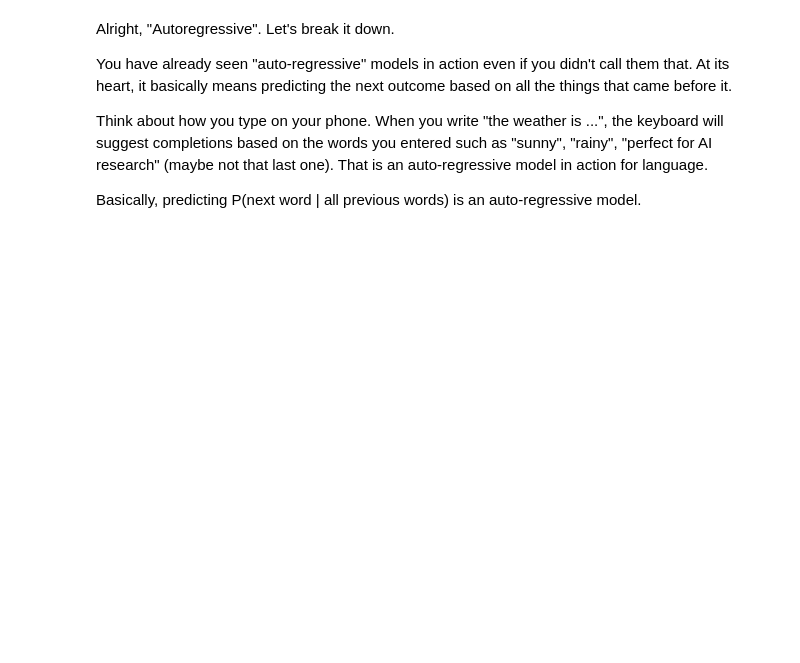
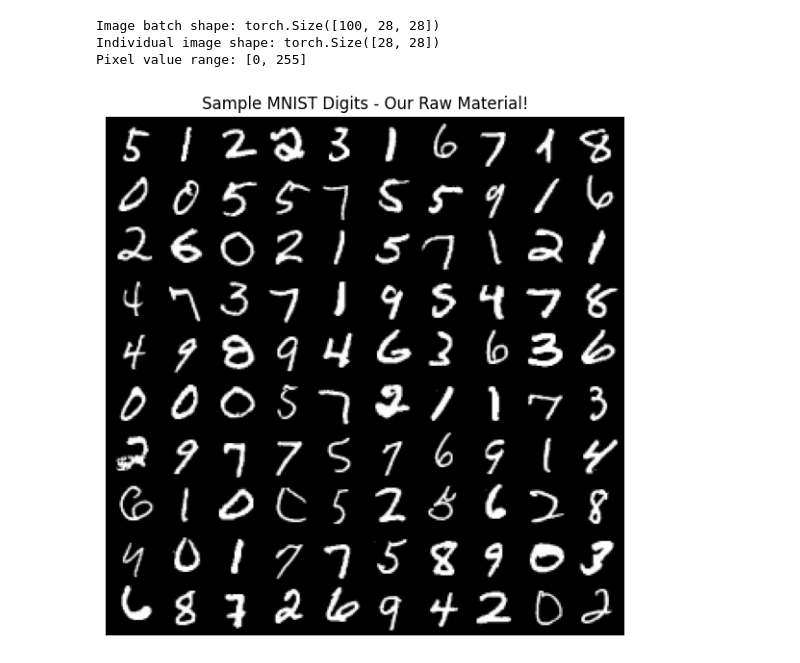
Before and after one commit to tunahansalih/AutoRegressiveBlog, a Jupyter notebook: Part1.ipynb, the cells around one changed output. Saved outputs shown, nothing was run; the diff lists cells and outputs as text; code cells hidden in the pictures; blank space fills up the shorter version.

```diff
--- a/Part1.ipynb
+++ b/Part1.ipynb
@@ -11,26 +33,32 @@ So, if you are curious about this side of the generative AI, let's get started a
-# %% [markdown]
-Alright, "Autoregressive". Let's break it down.
-
-You have already seen "auto-regressive" models in action even if you didn't call them that. At its heart, it basically means predicting the next outcome based on all the things that came before it.
-
-Think about how you type on your phone. When you write "the weather is ...", the keyboard will suggest completions based on the words you entered such as "sunny", "rainy", "perfect for AI research" (maybe not that last one). That is an auto-regressive model in action for language.
-
-Basically, predicting P(next word | all previous words) is an auto-regressive model.
 # %%
-import torch
+import random
 import torchvision
 import matplotlib.pyplot as plt
 
+# Load and visualize some MNIST data
 mnist = torchvision.datasets.MNIST(root='./data', train=True, download=True, transform=torchvision.transforms.ToTensor())
-train_loader = torch.utils.data.DataLoader(mnist, batch_size=100, shuffle=True)
-dataiter = iter(train_loader)
-images, labels = next(dataiter)
 
-print(images.shape)
+# Get 100 random image indices
+rand_indices = random.sample(range(len(mnist.data)), 100)
 
-grid = torchvision.utils.make_grid(images, nrow=10)
+# Get the images
+images = mnist.data[rand_indices]
 
-plt.figure(figsize=(15, 15))
-plt.imshow(grid.permute(1, 2, 0))
+print(f"Image batch shape: {images.shape}")
+print(f"Individual image shape: {images[0].shape}")
+print(f"Pixel value range: [{images.min()}, {images.max()}]")
+
+# Create a nice grid to visualize
+grid = torchvision.utils.make_grid(images.unsqueeze(1), nrow=10) # Add channel dimension
+
+# Plot the grid
+plt.figure(figsize=(7, 7))
+plt.imshow(grid.permute(1, 2, 0), cmap='gray')  # Permute to (H, W, C) format
 plt.axis('off')
+plt.title("Sample MNIST Digits - Our Raw Material!")
 plt.show()
+# %% [output]
+Image batch shape: torch.Size([100, 28, 28])
+Individual image shape: torch.Size([28, 28])
+Pixel value range: [0, 255]
+[figure, added]
```
Also changed, not shown: parts of 15 cells of this notebook, 3 other files.
